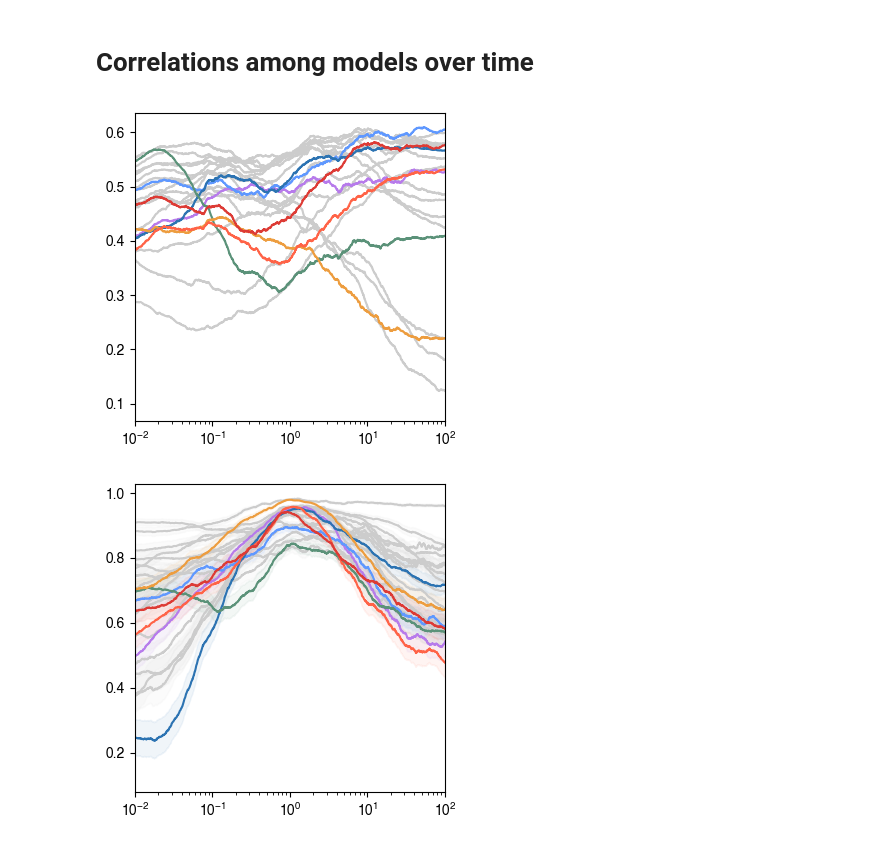
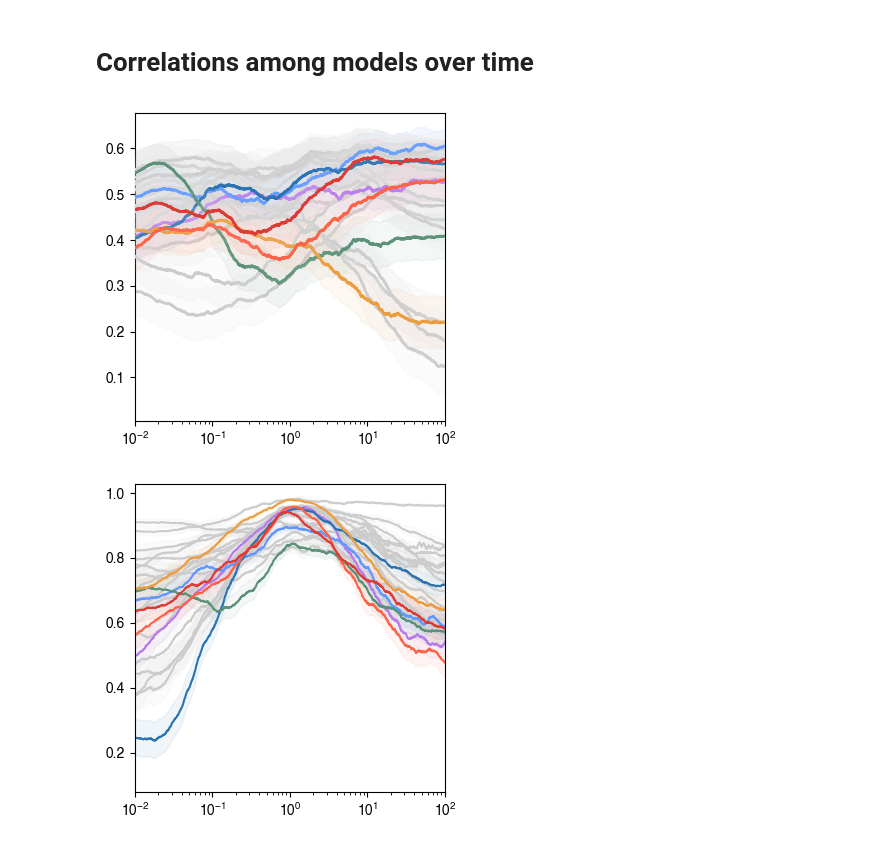
Before and after one commit to williamgilpin/dysts, a Jupyter notebook: benchmarks/figure_forecasting_benchmarks_figures.ipynb, the cells around one changed output. Drawn from its saved outputs; the diff is of its cells as text; code cells hidden in the pictures.

```diff
--- a/benchmarks/figure_forecasting_benchmarks_figures.ipynb
+++ b/benchmarks/figure_forecasting_benchmarks_figures.ipynb
@@ -1827,7 +1869,8 @@ for model_name in model_names:
     all_modelwise_corrs[model_name] = {}
     all_modelwise_corrs[model_name]["correlations"] = []
     all_modelwise_corrs[model_name]["errors"] = []
-
+    all_modelwise_corrs[model_name]["errors_up"] = []
+    all_modelwise_corrs[model_name]["errors_down"] = []
 
 for i in range(len(all_prediction_results['NBEATS'][0])):
     all_vals = []
@@ -1844,38 +1887,57 @@ for i in range(len(all_prediction_results['NBEATS'][0])):
     mutual_corr_strength = np.nanmean(corr_mat, axis=0)
 
     for j, model_name in enumerate(model_names):
-        all_modelwise_corrs[model_name]["correlations"].append(mutual_corr_strength[j])
-        all_modelwise_corrs[model_name]["errors"].append(0)
+        corr = mutual_corr_strength[j]
+        all_modelwise_corrs[model_name]["correlations"].append(corr)
+
+        ## error bar with fisher z transform
+        corr_err_up = np.tanh(np.arctanh(corr) + 0.674 / np.sqrt(all_vals.shape[1] - 3))
+        corr_err_down = np.tanh(np.arctanh(corr) - 0.674 / np.sqrt(all_vals.shape[1] - 3))
+        corr_err = np.abs(corr_err_up - corr_err_down) / 2
+        all_modelwise_corrs[model_name]["errors_up"].append(corr_err_up)
+        all_modelwise_corrs[model_name]["errors_down"].append(corr_err_down)
+        all_modelwise_corrs[model_name]["errors"].append(corr_err)
 # %%
 
 
 plt.figure(figsize=(4, 4))
-for model_name in model_names[plot_inds[::-1]]:
+for ii, model_name in enumerate(model_names[plot_inds[::-1]]):
     # plt.semilogx(
     #     timepoint_grid,
     #     all_modelwise_corrs[model_name]["correlations"],
     #     label=model_name,
     #     color=color_dict[model_name],
     #     linewidth=1.5
     # )
 
     # Error bars smaller than 0.01 are not visible
     plt.semilogx([], [])
+    vals = np.array(all_modelwise_corrs[model_name]["correlations"])
+    errs = np.array(all_modelwise_corrs[model_name]["errors"])
+    plt.fill_between(
+        timepoint_grid,
+        vals - errs,
+        vals + errs,
+        color=bg_color,
+        alpha=0.05,
+        zorder=ii - 1
+    )
     dg.plot_err(
-        all_modelwise_corrs[model_name]["correlations"],
-        np.array(all_modelwise_corrs[model_name]["errors"]),
+        vals,
+        errs,
         x = timepoint_grid,
-        linewidth=1.5,
+        linewidth=2,
         alpha=0.1,
         color=color_dict[model_name],
         label=model_name,
+        zorder=ii
     )
 
 plt.xlim([0.01, 100])
 
-dg.better_savefig(FIGPATH + "mutual_correlation2.png", dpi=800, dryrun=True)
+# dg.better_savefig(FIGPATH + "mutual_correlation2.png", dpi=800, dryrun=False)
 # %% [output]
-[figure, old version]
+[figure, new version]
 # %%
 from scipy.stats import spearmanr
 
```
Also changed, not shown: parts of 9 cells of this notebook.
